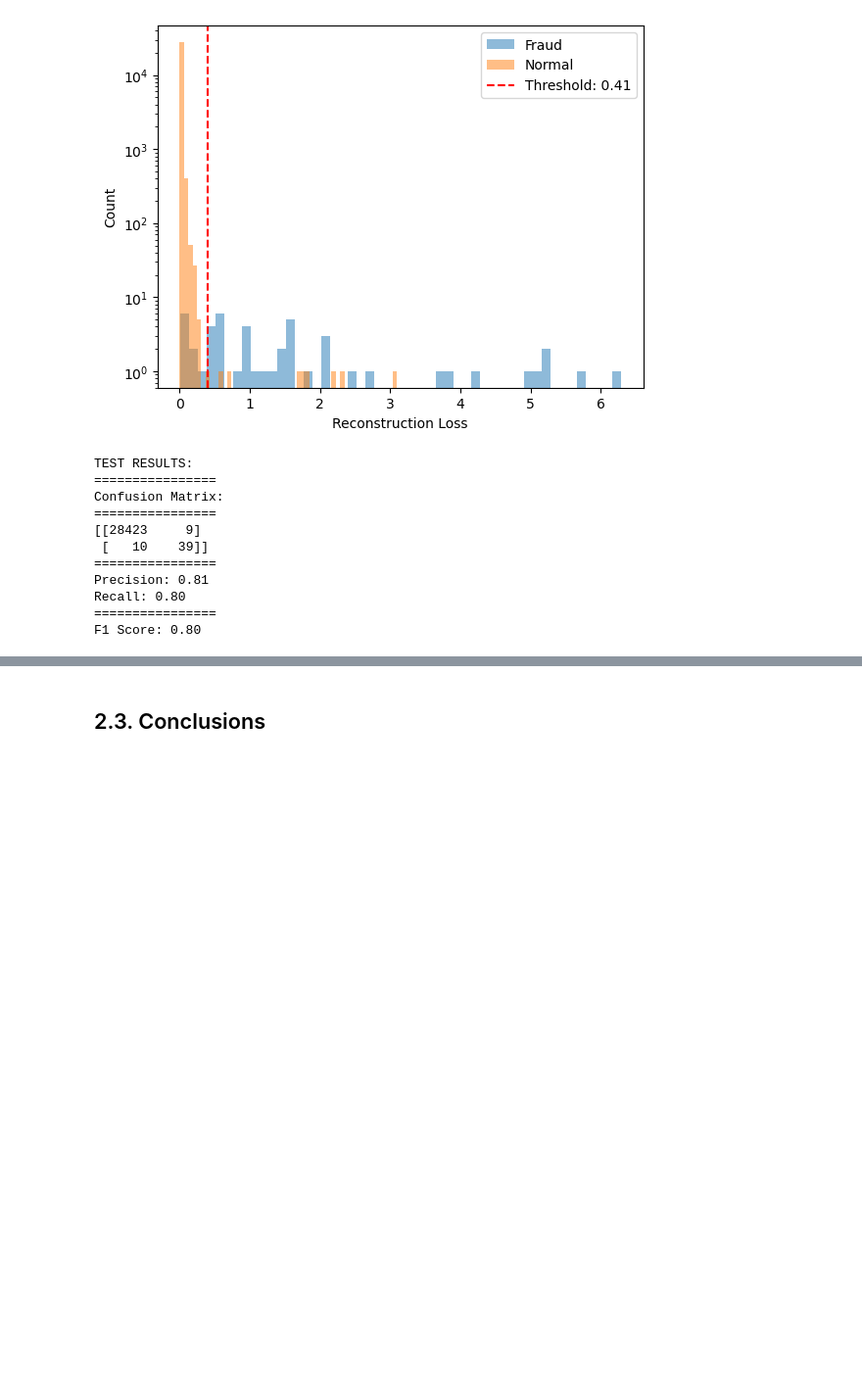
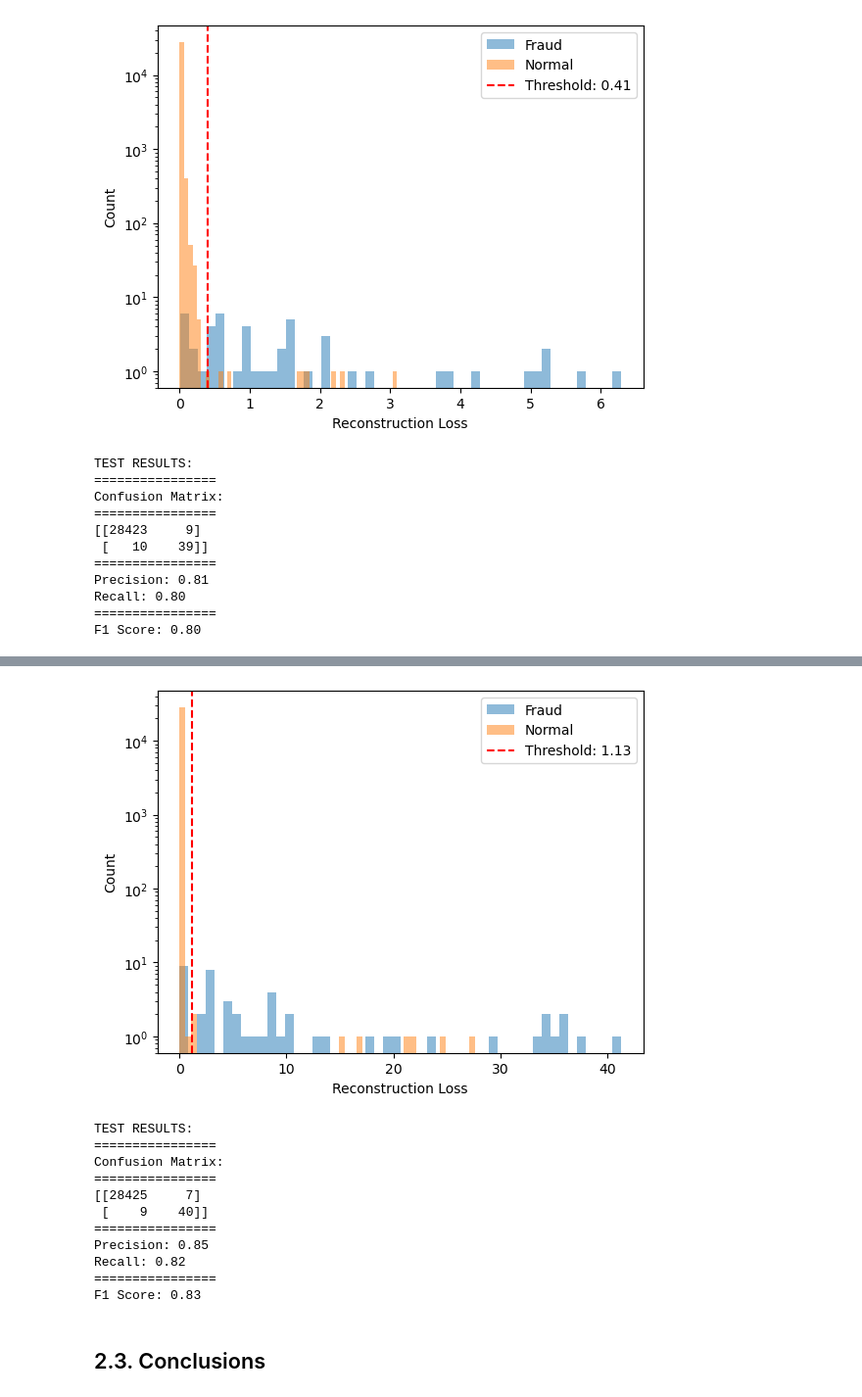
Before and after one commit to Andrey6158/Fraud-Detection-in-Financial-Transactions, a Jupyter notebook: fraud-detection-neural-networks-vs-classical-models-1.ipynb, the cells around one changed output, grey strips where cells are left out. Shown at 98% size. Drawn from its saved outputs; the diff is of its cells as text; code cells hidden in the pictures; blank space fills up the shorter version.

```diff
--- a/fraud-detection-neural-networks-vs-classical-models-1.ipynb
+++ b/fraud-detection-neural-networks-vs-classical-models-1.ipynb
@@ -59,7 +59,7 @@ torch.cuda.manual_seed_all(42)
 torch.backends.cudnn.deterministic = True
 torch.backends.cudnn.benchmark = False
 # %%
-data = pd.read_csv('creditcard.csv')
+data = pd.read_csv('data/creditcard.csv')
 
 data.head()
 # %% [output]
@@ -1096,3 +1207,29 @@ F1 Score: 0.80
+# %%
+threshold, best_f1 = find_optimal_threshold(model, X_val, y_val)
+
+model.eval()
+with torch.no_grad():
+    reconstructions = model(test_tensor)
+    test_loss = np.array([criterion(reconstructions[i], test_tensor[i]).item()
+                        for i in range(len(test_tensor))])
+
+test_predictions = (test_loss > threshold).astype(int)
+
+show_graphics(y_test, test_loss, threshold)
+show_metrics(y_test, test_predictions)
+# %% [output]
+[figure, added]
+TEST RESULTS:
+================
+Confusion Matrix:
+================
+[[28425     7]
+ [    9    40]]
+================
+Precision: 0.85
+Recall: 0.82
+================
+F1 Score: 0.83
 # %% [markdown]
 ## 2.3. Conclusions
 # %%
```
Also changed, not shown: parts of 3 cells of this notebook, 1 other file.
